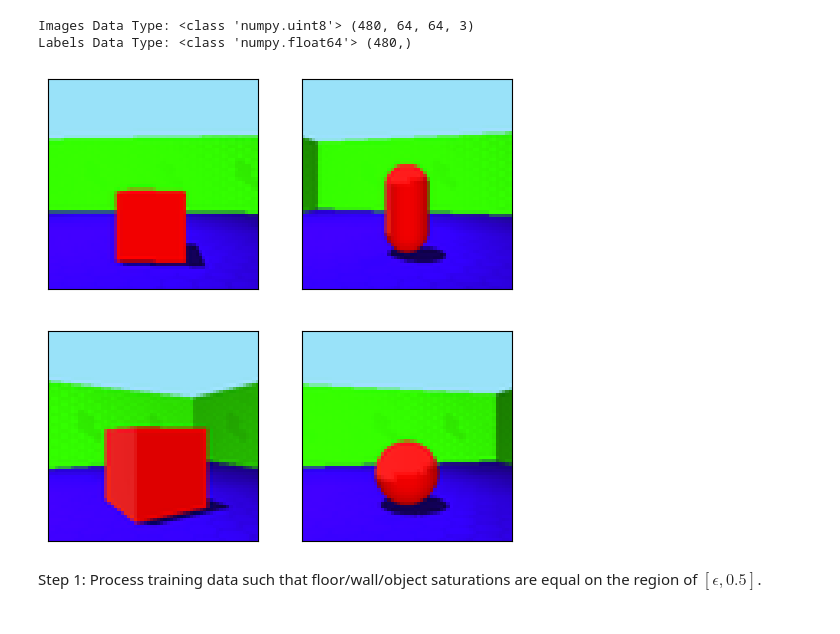
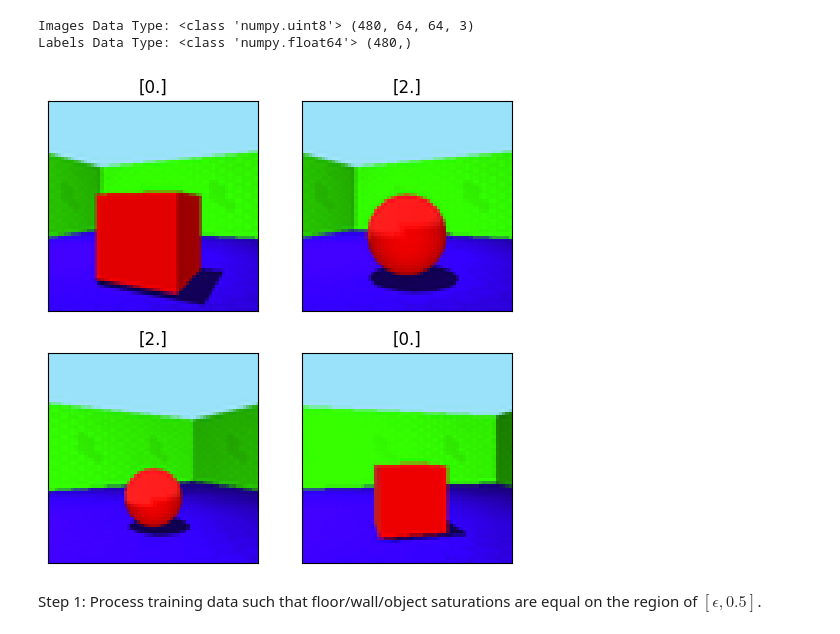
Before and after one commit to yy0555/SaturationShifted3dshapes, a Jupyter notebook: 3dshapes_saturation.ipynb, the cells around one changed output. Drawn from its saved outputs; the diff is of its cells as text; code cells hidden in the pictures.

```diff
--- a/3dshapes_saturation.ipynb
+++ b/3dshapes_saturation.ipynb
@@ -3,36 +3,38 @@
 import numpy as np, cv2, sys
 from tqdm import tqdm
 from matplotlib import pyplot as plt
 np.set_printoptions(suppress=True)
 # Load filtered image and label data sampled from 3dshapes_filtered.ipynb
 images = np.load("3dshapesfiltered.npy")
 labels = np.load("3dshapeslabel.npy")
 # Define visualisation function from https://github.com/google-deepmind/3d-shapes
-def show_images_grid(images, num_samples, num_images=25, random=False):
+def show_images_grid(images, labels, num_samples, num_images=25, random=False):
     ncols = int(np.ceil(num_images**0.5))
     nrows = int(np.ceil(num_images / ncols))
     _, axes = plt.subplots(ncols, nrows, figsize=(nrows*3, ncols*3))
     axes = axes.flatten()
     for ax_i, ax in enumerate(axes):
         if ax_i < num_images:
             if random:
                 ax_i = np.random.choice(num_samples, 1)
                 ax.imshow((images[int(ax_i[0])]/255.0).astype(np.float32), cmap='Greys_r', interpolation='nearest')
+                ax.title.set_text(str(labels[ax_i]))
             else:
                 ax.imshow((images[ax_i]/255.0).astype(np.float32), cmap='Greys_r', interpolation='nearest')
+                ax.title.set_text(str(labels[ax_i]))
             ax.set_xticks([])
             ax.set_yticks([])
         else:
             ax.axis('off')
 # Sanity check loaded images
-show_images_grid(images, num_samples=480, num_images=4, random=True)
+show_images_grid(images, labels, num_samples=480, num_images=4, random=True)
 # Sanity check datatype
 print("Images Data Type:", type(images[0][0][0][0]), images.shape)
 print("Labels Data Type:", type(labels[0]), labels.shape)
 # %% [output]
 Images Data Type: <class 'numpy.uint8'> (480, 64, 64, 3)
 Labels Data Type: <class 'numpy.float64'> (480,)
-[figure, old version]
+[figure, new version]
 # %% [markdown]
 Step 1: Process training data such that floor/wall/object saturations are equal on the region of $\left[\epsilon, 0.5\right]$.
 # %%
```
Also changed, not shown: parts of 9 cells of this notebook, 4 other files.
